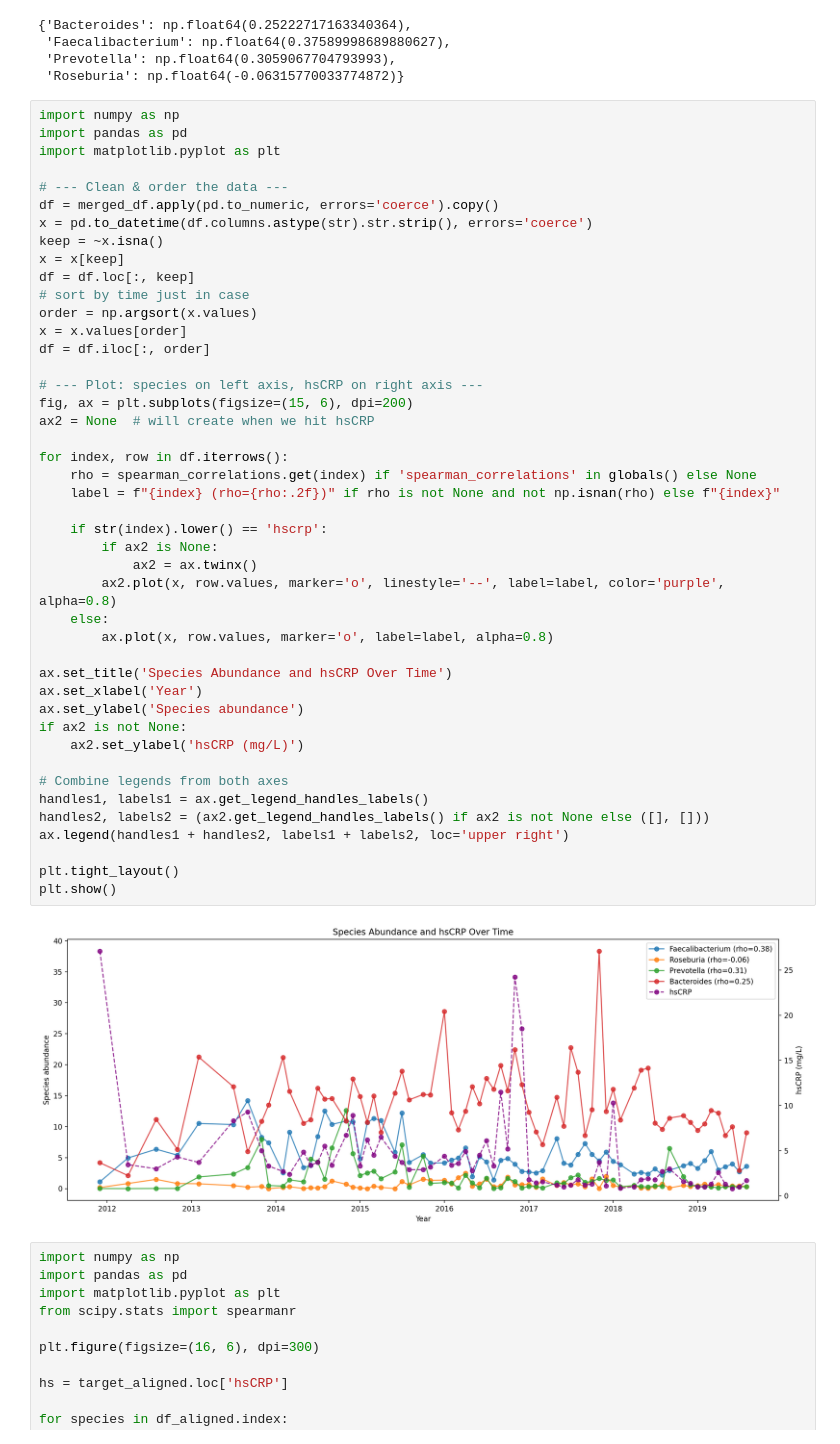
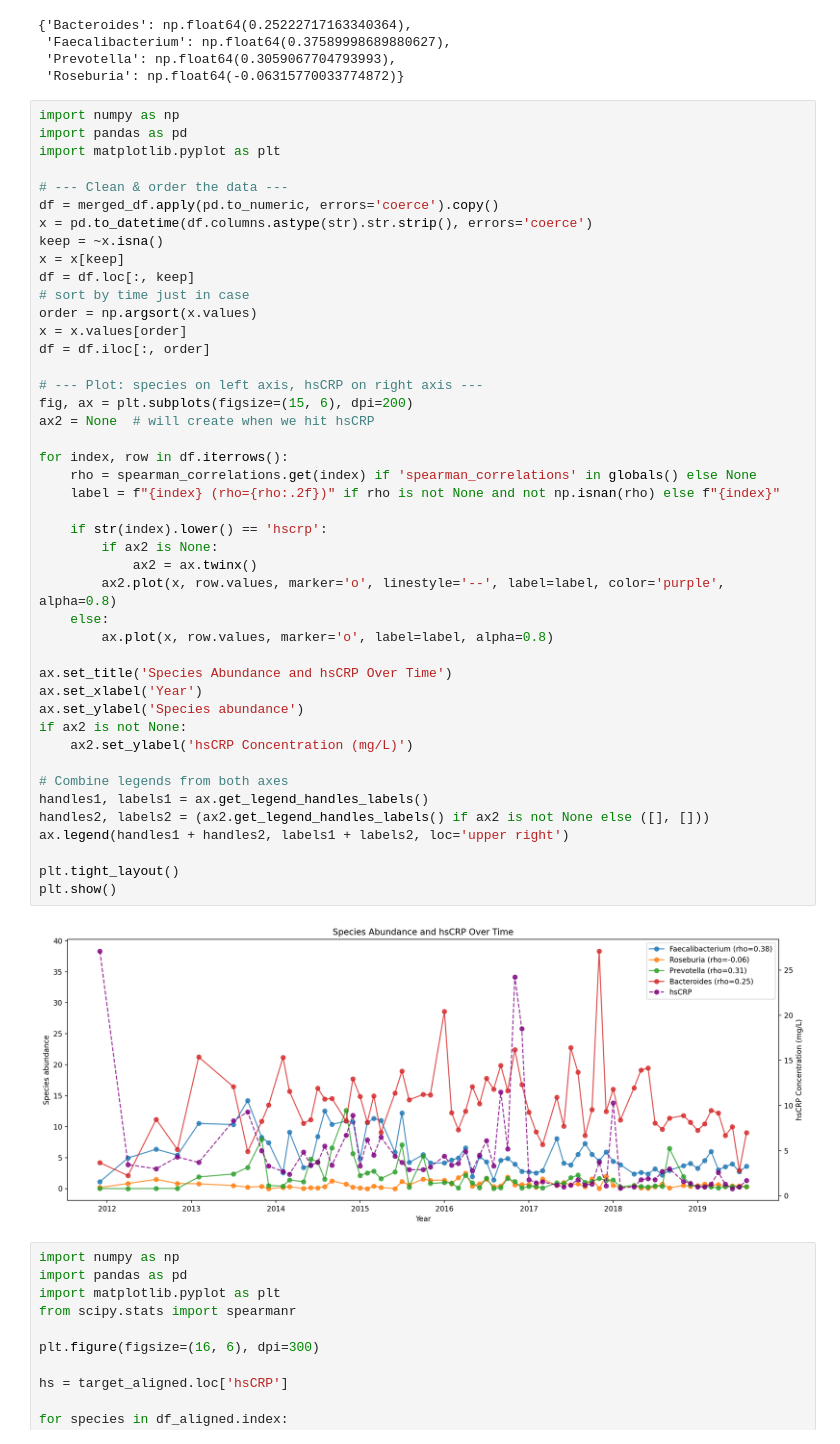
Before and after one commit to holliwood8/LargeLarryModelers, a Jupyter notebook: group8-project.ipynb, the cells around one changed output. Drawn from its saved outputs; the diff is of its cells as text.

Commit message:
change plot label

```diff
--- a/group8-project.ipynb
+++ b/group8-project.ipynb
@@ -141,35 +142,35 @@ x = x.values[order]
 df = df.iloc[:, order]
 
 # --- Plot: species on left axis, hsCRP on right axis ---
 fig, ax = plt.subplots(figsize=(15, 6), dpi=200)
 ax2 = None  # will create when we hit hsCRP
 
 for index, row in df.iterrows():
     rho = spearman_correlations.get(index) if 'spearman_correlations' in globals() else None
     label = f"{index} (rho={rho:.2f})" if rho is not None and not np.isnan(rho) else f"{index}"
 
     if str(index).lower() == 'hscrp':
         if ax2 is None:
             ax2 = ax.twinx()
         ax2.plot(x, row.values, marker='o', linestyle='--', label=label, color='purple', alpha=0.8)
     else:
         ax.plot(x, row.values, marker='o', label=label, alpha=0.8)
 
 ax.set_title('Species Abundance and hsCRP Over Time')
 ax.set_xlabel('Year')
 ax.set_ylabel('Species abundance')
 if ax2 is not None:
-    ax2.set_ylabel('hsCRP (mg/L)')
+    ax2.set_ylabel('hsCRP Concentration (mg/L)')
 
 # Combine legends from both axes
 handles1, labels1 = ax.get_legend_handles_labels()
 handles2, labels2 = (ax2.get_legend_handles_labels() if ax2 is not None else ([], []))
 ax.legend(handles1 + handles2, labels1 + labels2, loc='upper right')
 
 plt.tight_layout()
 plt.show()
 # %% [output]
-[figure, old version]
+[figure, new version]
 # %%
 import numpy as np
 import pandas as pd
```
Also changed, not shown: parts of 1 cell of this notebook.
